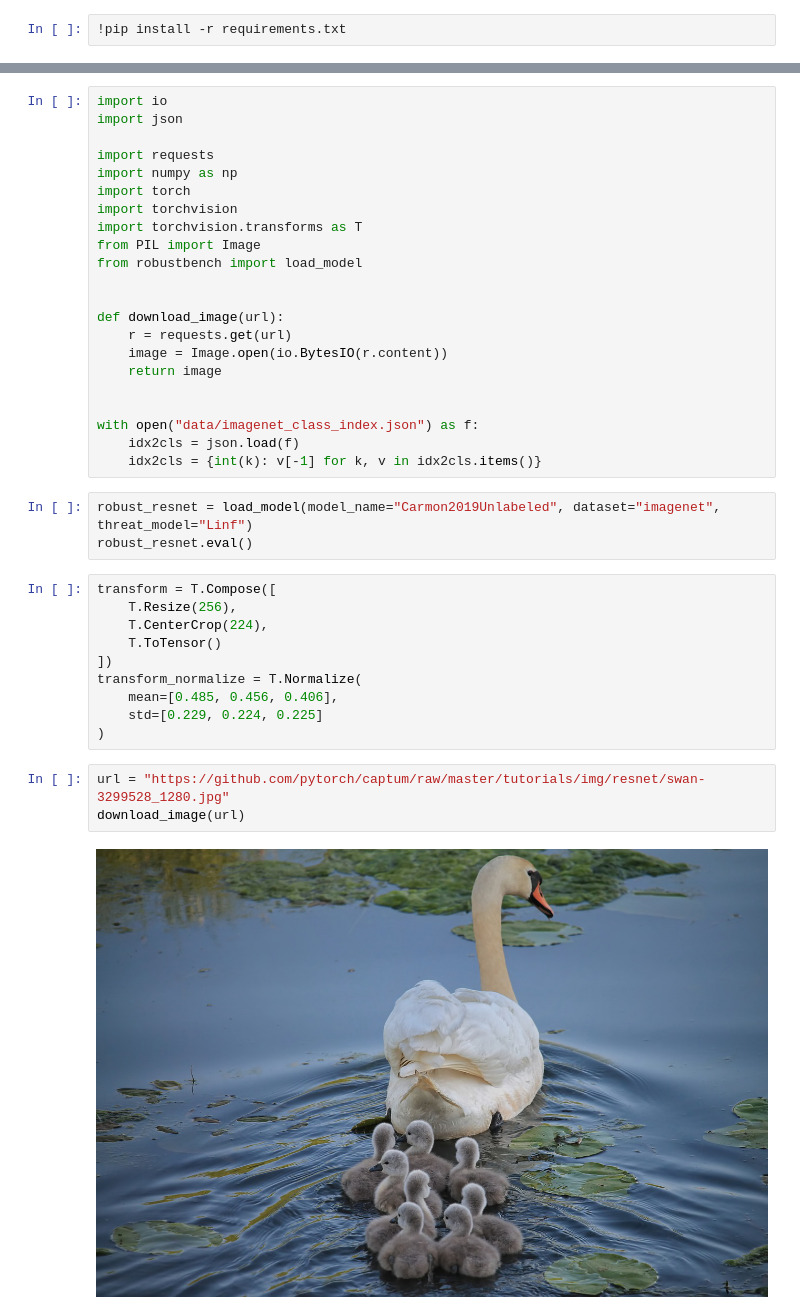
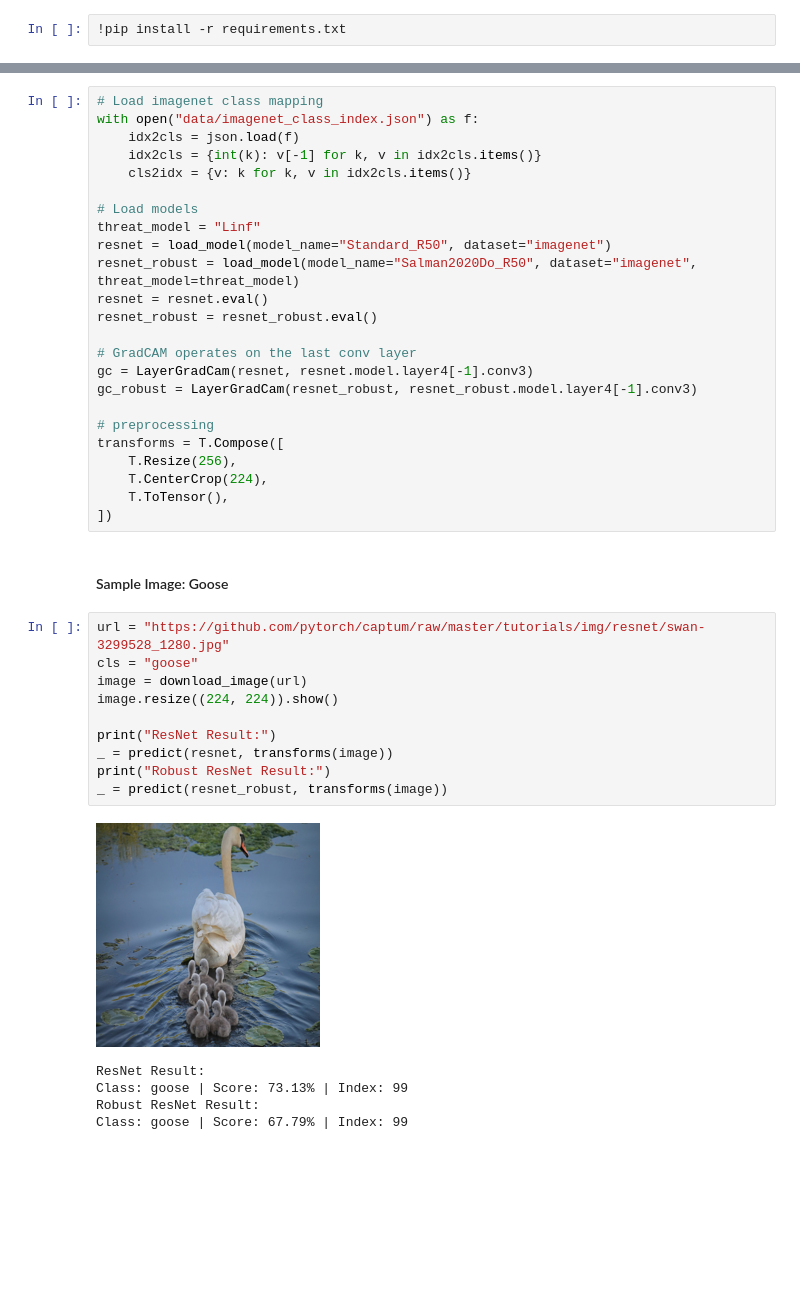
Before and after one commit to isaaccorley/CS-6463-Trust-in-AI, a Jupyter notebook: midterm/midterm.ipynb, the cells around one changed output, grey strips where cells are left out. Saved outputs shown, nothing was run; the diff lists cells and outputs as text; blank space fills up the shorter version.

```diff
--- a/midterm/midterm.ipynb
+++ b/midterm/midterm.ipynb
@@ -23,40 +50,42 @@ Downloaded: 1 files, 35K in 0.06s (584 KB/s)
-# %%
-import io
-import json
-
-import requests
-import numpy as np
-import torch
-import torchvision
-import torchvision.transforms as T
-from PIL import Image
-from robustbench import load_model
-
-
-def download_image(url):
-    r = requests.get(url)
-    image = Image.open(io.BytesIO(r.content))
-    return image
-
-
-with open("data/imagenet_class_index.json") as f:
-    idx2cls = json.load(f)
-    idx2cls = {int(k): v[-1] for k, v in idx2cls.items()}
-# %%
-robust_resnet = load_model(model_name="Carmon2019Unlabeled", dataset="imagenet", threat_model="Linf")
-robust_resnet.eval()
-# %%
-transform = T.Compose([
-    T.Resize(256),
-    T.CenterCrop(224),
-    T.ToTensor()
-])
-transform_normalize = T.Normalize(
-    mean=[0.485, 0.456, 0.406],
-    std=[0.229, 0.224, 0.225]
-)
+# %%
+# Load imagenet class mapping
+with open("data/imagenet_class_index.json") as f:
+    idx2cls = json.load(f)
+    idx2cls = {int(k): v[-1] for k, v in idx2cls.items()}
+    cls2idx = {v: k for k, v in idx2cls.items()}
+
+# Load models
+threat_model = "Linf"
+resnet = load_model(model_name="Standard_R50", dataset="imagenet")
+resnet_robust = load_model(model_name="Salman2020Do_R50", dataset="imagenet", threat_model=threat_model)
+resnet = resnet.eval()
+resnet_robust = resnet_robust.eval()
+
+# GradCAM operates on the last conv layer
+gc = LayerGradCam(resnet, resnet.model.layer4[-1].conv3)
+gc_robust = LayerGradCam(resnet_robust, resnet_robust.model.layer4[-1].conv3)
+
+# preprocessing
+transforms = T.Compose([
+    T.Resize(256),
+    T.CenterCrop(224),
+    T.ToTensor(),
+])
+# %% [markdown]
+#### Sample Image: Goose
 # %%
 url = "https://github.com/pytorch/captum/raw/master/tutorials/img/resnet/swan-3299528_1280.jpg"
-download_image(url)
+cls = "goose"
+image = download_image(url)
+image.resize((224, 224)).show()
+
+print("ResNet Result:")
+_ = predict(resnet, transforms(image))
+print("Robust ResNet Result:")
+_ = predict(resnet_robust, transforms(image))
 # %% [output]
-[figure, old version]
+[figure, new version]
+ResNet Result:
+Class: goose | Score: 73.13% | Index: 99
+Robust ResNet Result:
+Class: goose | Score: 67.79% | Index: 99
```
Also changed, not shown: parts of 39 cells of this notebook, 3 other files.
